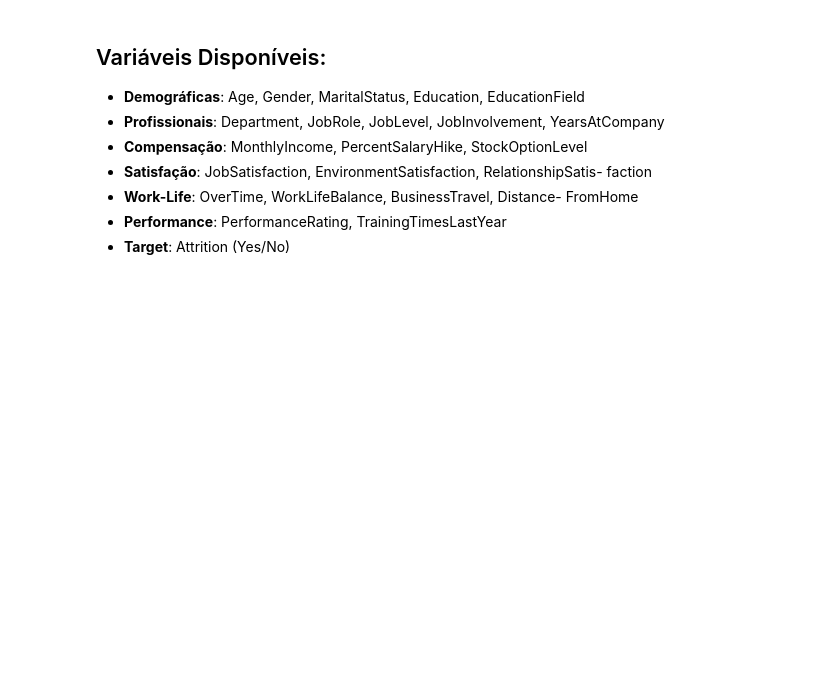
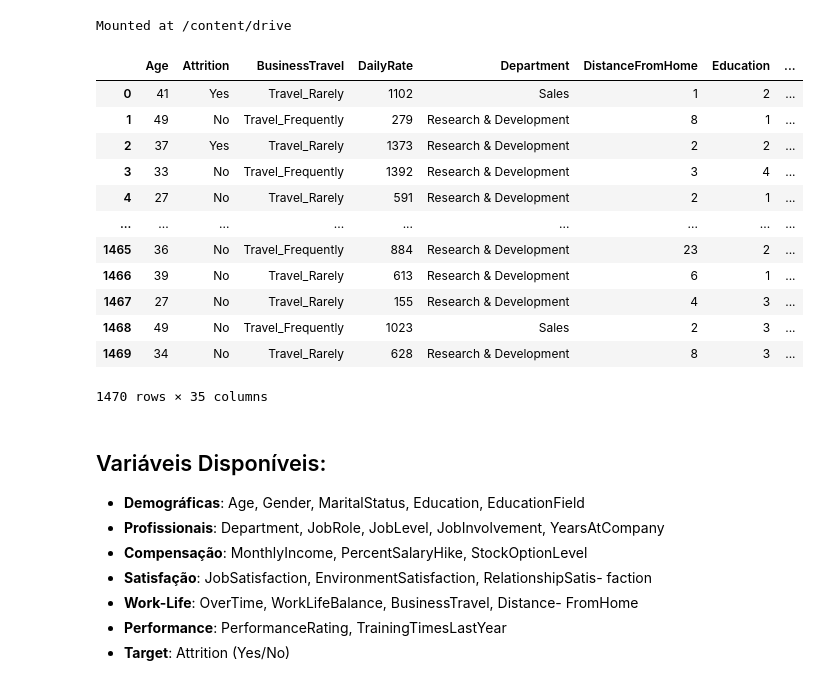
Before and after one commit to rchavarria3007/ml-ops-pavani, a Jupyter notebook: analise-stats-raw.ipynb, the cells around one changed output. Saved outputs shown, nothing was run; the diff lists cells and outputs as text; code cells hidden in the pictures; blank space fills up the shorter version.

```diff
--- a/analise-stats-raw.ipynb
+++ b/analise-stats-raw.ipynb
@@ -1,10 +1,45 @@
-# %%
-from pyspark.sql.functions import col, sum as sum_
-
-# Load the table into a DataFrame
-raw_hr_attr = spark.table("workspace.default.raw_hr_employee_attrition")
-# Substituir valores nulos por 0 em todo o DataFrame
-raw_hr_attr = raw_hr_attr.fillna(0)
+# %%
+import pandas as pd
+from google.colab import drive
+
+# 1. Montar seu Google Drive
+# Isso pedirá uma autenticação. Siga as instruções na saída.
+drive.mount('/content/drive')
+# %% [output]
+Mounted at /content/drive
+# %%
+# 2. Especificar o caminho do seu arquivo CSV no Google Drive
+# Adapte este caminho para o local real do seu arquivo.
+# Exemplo: Se seu arquivo está em 'Meu Drive/dados/meu_arquivo.csv'
+file_path = '/content/drive/MyDrive/dev/datascienceexp/hr-employee-attrition.csv'
+
+# 3. Ler o arquivo CSV para um DataFrame Pandas
+try:
+  raw_hr_attr = pd.read_csv(file_path)
+except FileNotFoundError:
+  print(f"Erro: O arquivo não foi encontrado no caminho especificado: {file_path}")
+except Exception as e:
+  print(f"Ocorreu um erro ao ler o CSV: {e}")
+
+# Substituir valores nulos por 0 em todo o DataFrame
+raw_hr_attr = raw_hr_attr.fillna(0)
+# %%
+# Vamos olhar o conteudo do CSV "soh pra ver mesmo"
+raw_hr_attr
+# %% [output]
+|  | Age | Attrition | BusinessTravel | DailyRate | Department | DistanceFromHome | Education | ... |
+| 0 | 41 | Yes | Travel_Rarely | 1102 | Sales | 1 | 2 | ... |
+| 1 | 49 | No | Travel_Frequently | 279 | Research & Development | 8 | 1 | ... |
+| 2 | 37 | Yes | Travel_Rarely | 1373 | Research & Development | 2 | 2 | ... |
+| 3 | 33 | No | Travel_Frequently | 1392 | Research & Development | 3 | 4 | ... |
+| 4 | 27 | No | Travel_Rarely | 591 | Research & Development | 2 | 1 | ... |
+| ... | ... | ... | ... | ... | ... | ... | ... | ... |
+| 1465 | 36 | No | Travel_Frequently | 884 | Research & Development | 23 | 2 | ... |
+| 1466 | 39 | No | Travel_Rarely | 613 | Research & Development | 6 | 1 | ... |
+| 1467 | 27 | No | Travel_Rarely | 155 | Research & Development | 4 | 3 | ... |
+| 1468 | 49 | No | Travel_Frequently | 1023 | Sales | 2 | 3 | ... |
+| 1469 | 34 | No | Travel_Rarely | 628 | Research & Development | 8 | 3 | ... |
+1470 rows × 35 columns
 # %%
 from pyspark.sql.functions import sum as sum_, col, round
 from pyspark.sql.functions import max as max_, min as min_, avg, expr
```
